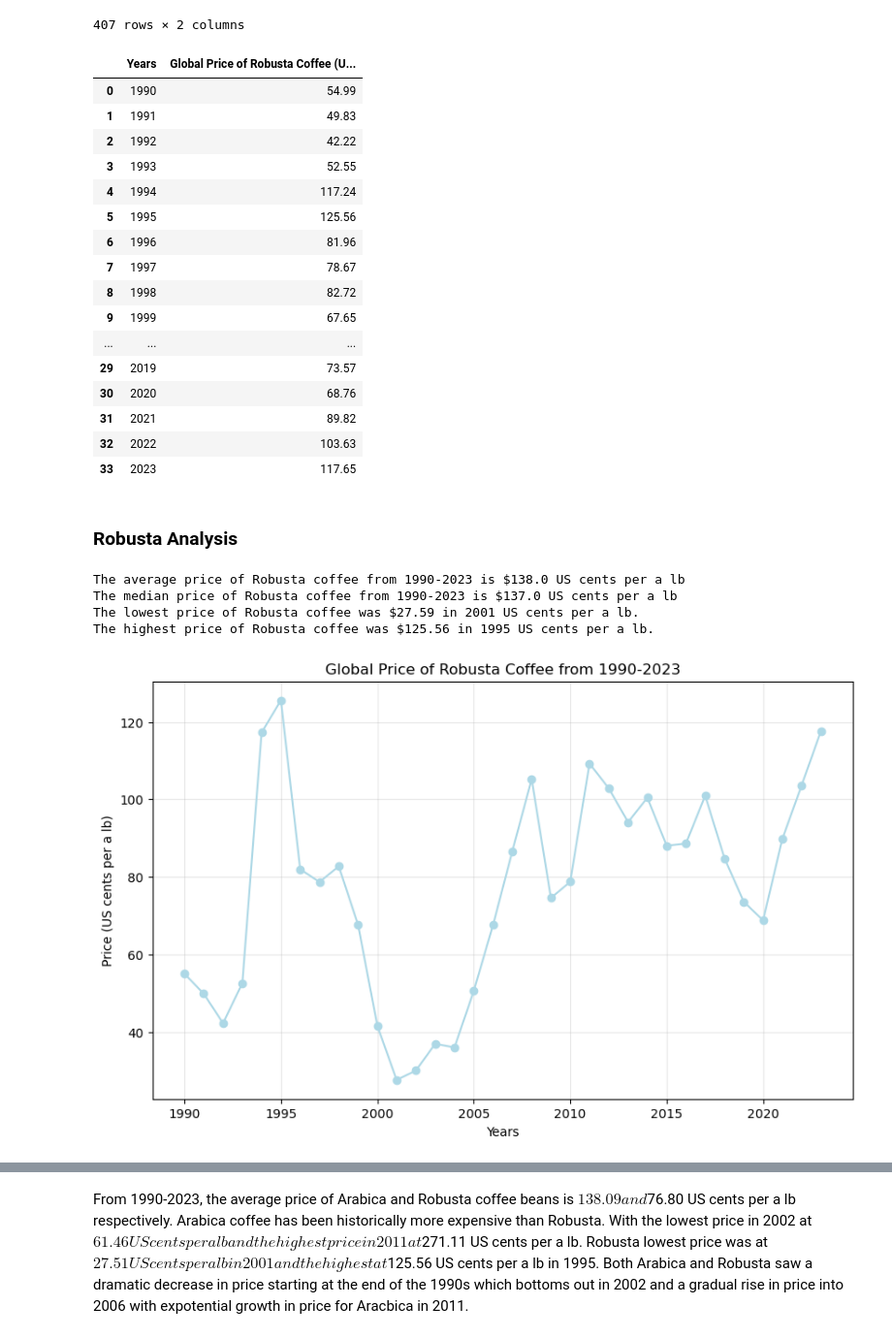
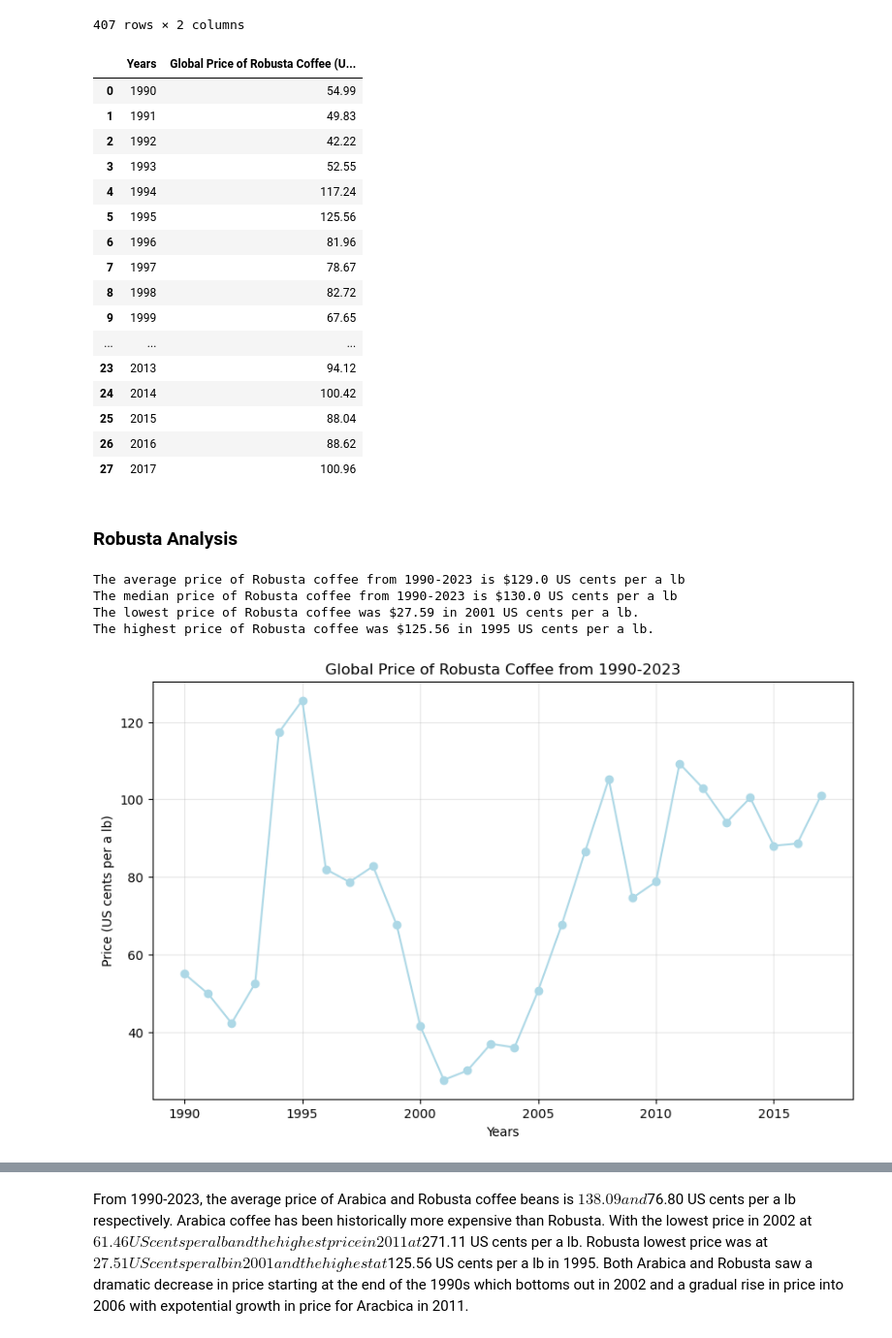
Before and after one commit to AAlbers341/project1_coffee_analysis, a Jupyter notebook: EDA/coffee_prices.ipynb, the cells around one changed output, grey strips where cells are left out. Shown at 97% size. Cells and saved outputs as stored; diff of their text form; code cells hidden in the pictures.

```diff
--- a/EDA/coffee_prices.ipynb
+++ b/EDA/coffee_prices.ipynb
@@ -117,37 +120,40 @@ coffee_price_robusta
 # %%
 # Change DATE to datetime dtype
 coffee_price_robusta['DATE'] = pd.to_datetime(coffee_price_robusta['DATE'])
 # Filter to only the year
 coffee_price_robusta['Years'] = coffee_price_robusta['DATE'].dt.year
 
 # Groupby Year to average the respective months of coffee prices
 average_price_by_year = coffee_price_robusta.groupby('Years')['PCOFFROBUSDM'].mean().round(2)
 
 # Reset index
 coffee_price_robusta = average_price_by_year.reset_index()
 
 # Change name of PCOFFROBUSDM
 coffee_price_robusta_df = coffee_price_robusta.rename(columns={'PCOFFROBUSDM':'Global Price of Robusta Coffee (US cents per a lb)'})
 
+# Filter to years between 1990-2017 in alignment with other datasets
+coffee_price_robusta_df = coffee_price_robusta_df[(coffee_price_robusta_df['Years'] >= 1990) & (coffee_price_robusta_df['Years'] <= 2017)]
+
 coffee_price_robusta_df
 # %% [output]
 |  | Years | Global Price of Robusta Coffee (U... |
 | 0 | 1990 | 54.99 |
 | 1 | 1991 | 49.83 |
 | 2 | 1992 | 42.22 |
 | 3 | 1993 | 52.55 |
 | 4 | 1994 | 117.24 |
 | 5 | 1995 | 125.56 |
 | 6 | 1996 | 81.96 |
 | 7 | 1997 | 78.67 |
 | 8 | 1998 | 82.72 |
 | 9 | 1999 | 67.65 |
 | ... | ... | ... |
-| 29 | 2019 | 73.57 |
-| 30 | 2020 | 68.76 |
-| 31 | 2021 | 89.82 |
-| 32 | 2022 | 103.63 |
-| 33 | 2023 | 117.65 |
+| 23 | 2013 | 94.12 |
+| 24 | 2014 | 100.42 |
+| 25 | 2015 | 88.04 |
+| 26 | 2016 | 88.62 |
+| 27 | 2017 | 100.96 |
 # %% [markdown]
 ### Robusta Analysis
 # %%
@@ -169,8 +175,8 @@ print(f'The median price of Robusta coffee from 1990-2023 is ${round(arabica_med
 print(f'The lowest price of Robusta coffee was ${lowest_price} in {lowest_price_year} US cents per a lb.')
 print(f'The highest price of Robusta coffee was ${highest_price} in {highest_price_year} US cents per a lb.')
 # %% [output]
-The average price of Robusta coffee from 1990-2023 is $138.0 US cents per a lb
-The median price of Robusta coffee from 1990-2023 is $137.0 US cents per a lb
+The average price of Robusta coffee from 1990-2023 is $129.0 US cents per a lb
+The median price of Robusta coffee from 1990-2023 is $130.0 US cents per a lb
 The lowest price of Robusta coffee was $27.59 in 2001 US cents per a lb.
 The highest price of Robusta coffee was $125.56 in 1995 US cents per a lb.
 # %%
@@ -188,7 +194,7 @@ plt.savefig('../Visuals/coffee_prices/fig2_price_robusta.png')
 
 plt.show()
 # %% [output]
-[figure, old version]
+[figure, new version]
 # %%
 # Merge the two datasets
 coffee_prices = pd.merge(coffee_price_arabica_df, coffee_price_robusta_df, on='Years')
```
Also changed, not shown: parts of 5 cells of this notebook, 10 other files.
